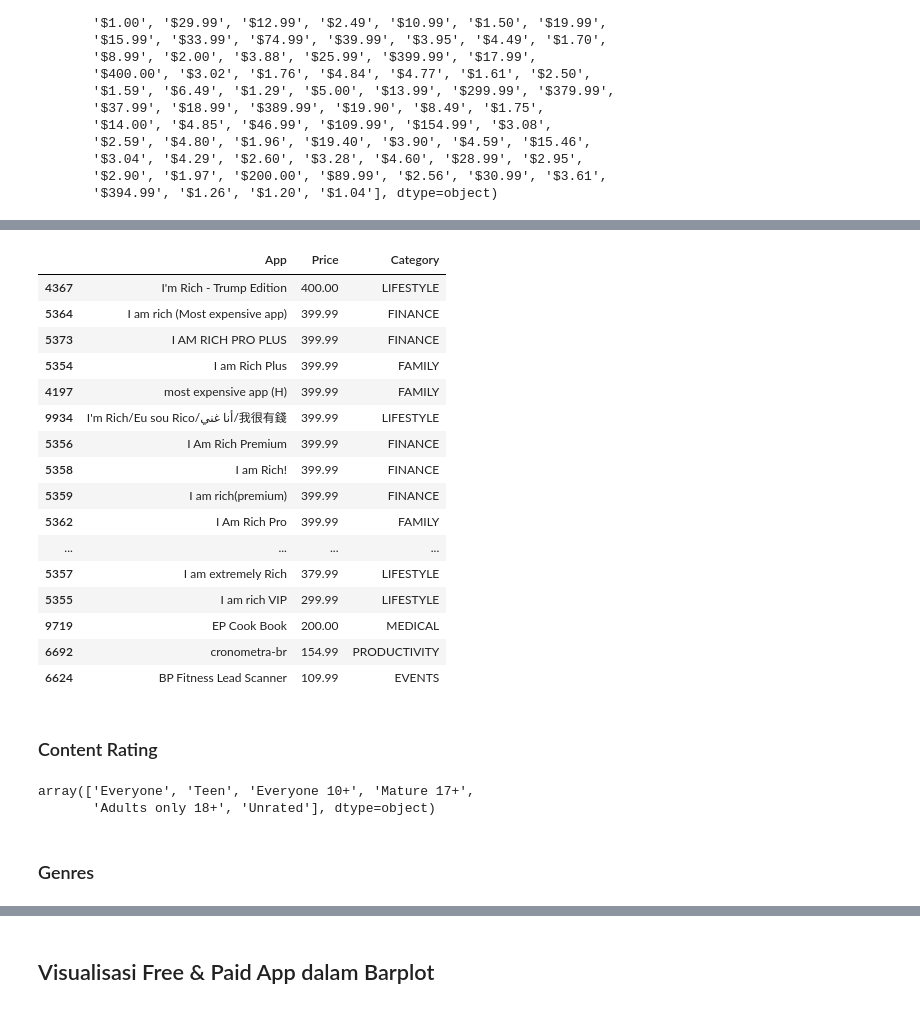
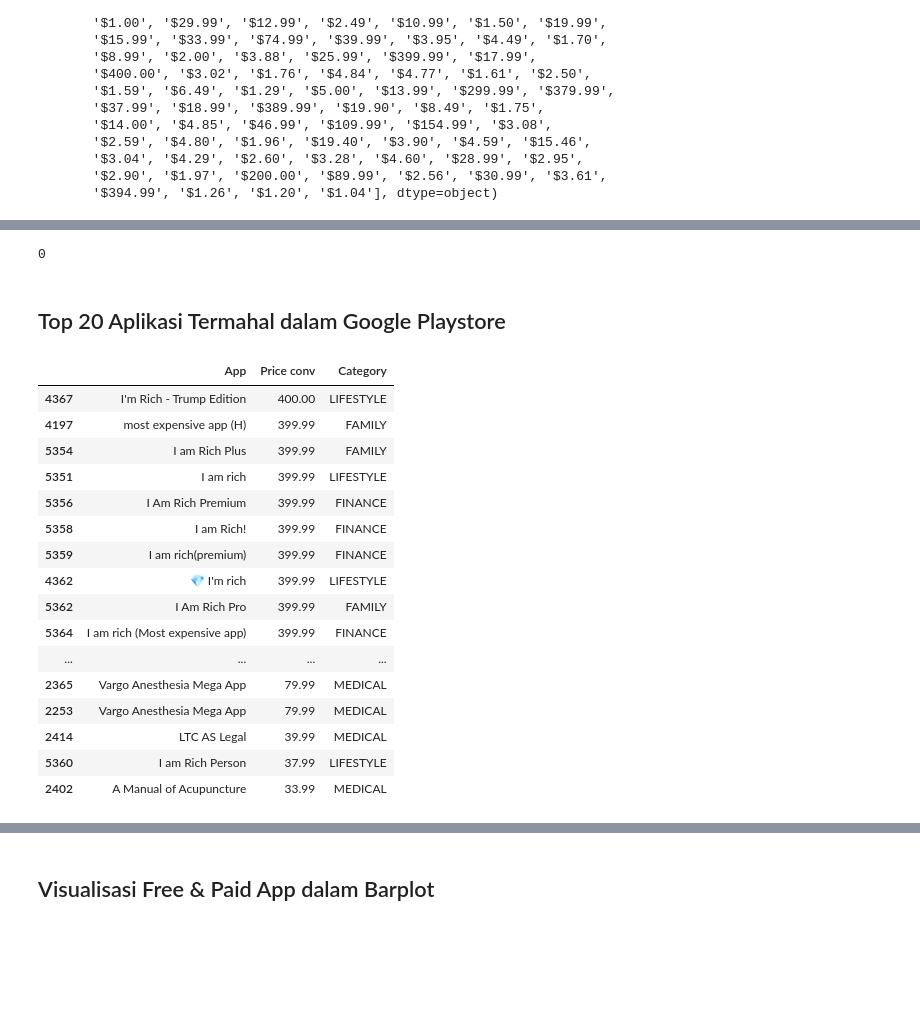
Before and after one commit to rafaelstevi/GooglePlaystore, a Jupyter notebook: Files/eda-googleplaystore.ipynb, the cells around one changed output, grey strips where cells are left out. Saved outputs shown, nothing was run; the diff lists cells and outputs as text; code cells hidden in the pictures; blank space fills up the shorter version.

```diff
--- a/Files/eda-googleplaystore.ipynb
+++ b/Files/eda-googleplaystore.ipynb
@@ -364 +326,22 @@ dengan mengetahui harga-harga yang dimiliki oleh tiap Aplikasi yang ada didalam
+# %%
+# Mengkonversi Kolom Size ke SIze conv
+dfGapps.insert(5, "Size conv", dfGapps['Size'].apply(lambda x: x.replace(',', '') if ',' in str(x) else x), True)
+
+# Mengubah nilai 'Varies with device menjadi 'NaN' dan Mengkonversi value Size kedalam satuan Megabyte
+dfGapps['Size conv'] = dfGapps['Size conv'].apply(lambda x: str(x).replace('Varies with device', 'NaN') if 'Varies with device' in str(x) else x)
+
+dfGapps['Size conv'] = dfGapps['Size conv'].apply(lambda x: str(x).replace('M', '') if 'M' in str(x) else x)
+dfGapps['Size conv'] = dfGapps['Size conv'].apply(lambda x: str(x).replace(',', '') if 'M' in str(x) else x)
+
+# mengkonversi kilobyte menjadi byte dengan / 1000
+dfGapps['Size conv'] = dfGapps['Size conv'].apply(lambda x: float(str(x).replace('k', '')) / 1000 if 'k' in str(x) else x)
+
+# Mengubah type Size kembali menjadi Float
+dfGapps['Size conv'] = dfGapps['Size conv'].apply(lambda x: float(x))
+# %%
+# Mengkonversi Kolom Install ke Install conv
+dfGapps.insert(7, "Installs conv", dfGapps['Installs'].apply(lambda x: x.replace(',', '') if ',' in str(x) else x), True)
+dfGapps['Installs conv'] = dfGapps['Installs conv'].apply(lambda x: float(str(x).replace('+', '')) /1000 if '+' in str(x)else x)
+dfGapps['Installs conv'] = dfGapps['Installs conv'].apply(lambda x: str(x))
+dfGapps['Installs conv'] = dfGapps['Installs conv'].apply(lambda x: x.replace('.0', '') if '.0' in str(x) else x) + 'K+'
 # %%
@@ -367,7 +351,7 @@ def convert_currency(val):
     new_val = val.replace(',','').replace('$', '')
     return float(new_val)
 # %%
-# Membuat dataframe baru yang berisikan nilai dari dataframe dfGapps
-dfPrice = dfGapps
+# Mengkonversi Kolom Price ke Price conv
+dfGapps.insert(9, "Price conv", dfGapps['Price'])
 # mengaplikasikan method convert_currency kedalam dfPrice
-dfPrice['Price'] = dfGapps['Price'].apply(convert_currency)
+dfGapps['Price conv'] = dfGapps['Price conv'].apply(convert_currency)
@@ -373,0 +383,10 @@ dfPrice['Price'] = dfGapps['Price'].apply(convert_currency)
+# %%
+dfGapps = dfGapps.drop(dfGapps.loc[dfGapps['Size conv'].isnull()].index)
+dfGapps = dfGapps.drop(dfGapps.loc[dfGapps['Rating'].isnull()].index)
+dfGapps = dfGapps.drop(dfGapps.loc[dfGapps['Current Ver'].isnull()].index)
+dfGapps = dfGapps.drop(dfGapps.loc[dfGapps['Android Ver'].isnull()].index)
+dfGapps = dfGapps.drop(dfGapps.loc[dfGapps['Genres'].isnull()].index)
+dfGapps = dfGapps.drop(dfGapps.loc[dfGapps['Type'].isnull()].index)
+
+# Memastikan sudah tidak ada missing value
+dfGapps.isnull().sum().max()
@@ -374,31 +408,31 @@ dfPrice['Price'] = dfGapps['Price'].apply(convert_currency)
+# %%
+dfGUserReview = dfGUserReview.drop(dfGUserReview.loc[dfGUserReview['Translated_Review'].isnull()].index)
+dfGUserReview = dfGUserReview.drop(dfGUserReview.loc[dfGUserReview['Sentiment_Subjectivity'].isnull()].index)
+dfGUserReview = dfGUserReview.drop(dfGUserReview.loc[dfGUserReview['Sentiment_Polarity'].isnull()].index)
+dfGUserReview = dfGUserReview.drop(dfGUserReview.loc[dfGUserReview['Sentiment'].isnull()].index)
+dfGUserReview.isnull().sum().max()
+# %% [output]
+0
+# %% [markdown]
+## Top 20 Aplikasi Termahal dalam Google Playstore
 # %%
 # Menampilkan 20 aplikasi termahal didalam googleplaystore
-dfPrice.sort_values(by='Price',ascending=False)[['App','Price','Category']].head(20)
+dfGapps.sort_values(by='Price conv',ascending=False)[['App','Price conv','Category']].head(20)
 # %% [output]
-|  | App | Price | Category |
+|  | App | Price conv | Category |
 | 4367 | I'm Rich - Trump Edition | 400.00 | LIFESTYLE |
-| 5364 | I am rich (Most expensive app) | 399.99 | FINANCE |
-| 5373 | I AM RICH PRO PLUS | 399.99 | FINANCE |
+| 4197 | most expensive app (H) | 399.99 | FAMILY |
 | 5354 | I am Rich Plus | 399.99 | FAMILY |
-| 4197 | most expensive app (H) | 399.99 | FAMILY |
-| 9934 | I'm Rich/Eu sou Rico/أنا غني/我很有錢 | 399.99 | LIFESTYLE |
+| 5351 | I am rich | 399.99 | LIFESTYLE |
 | 5356 | I Am Rich Premium | 399.99 | FINANCE |
 | 5358 | I am Rich! | 399.99 | FINANCE |
 | 5359 | I am rich(premium) | 399.99 | FINANCE |
+| 4362 | 💎 I'm rich | 399.99 | LIFESTYLE |
 | 5362 | I Am Rich Pro | 399.99 | FAMILY |
+| 5364 | I am rich (Most expensive app) | 399.99 | FINANCE |
 | ... | ... | ... | ... |
-| 5357 | I am extremely Rich | 379.99 | LIFESTYLE |
-| 5355 | I am rich VIP | 299.99 | LIFESTYLE |
-| 9719 | EP Cook Book | 200.00 | MEDICAL |
-| 6692 | cronometra-br | 154.99 | PRODUCTIVITY |
-| 6624 | BP Fitness Lead Scanner | 109.99 | EVENTS |
+| 2365 | Vargo Anesthesia Mega App | 79.99 | MEDICAL |
+| 2253 | Vargo Anesthesia Mega App | 79.99 | MEDICAL |
+| 2414 | LTC AS Legal | 39.99 | MEDICAL |
+| 5360 | I am Rich Person | 37.99 | LIFESTYLE |
+| 2402 | A Manual of Acupuncture | 33.99 | MEDICAL |
-# %% [markdown]
-### Content Rating
-# %%
-# nilai unik dari kolom Content Rating
-dfGapps['Content Rating'].unique()
-# %% [output]
-array(['Everyone', 'Teen', 'Everyone 10+', 'Mature 17+',
-       'Adults only 18+', 'Unrated'], dtype=object)
-# %% [markdown]
-### Genres
```
Also changed, not shown: parts of 35 cells of this notebook.
